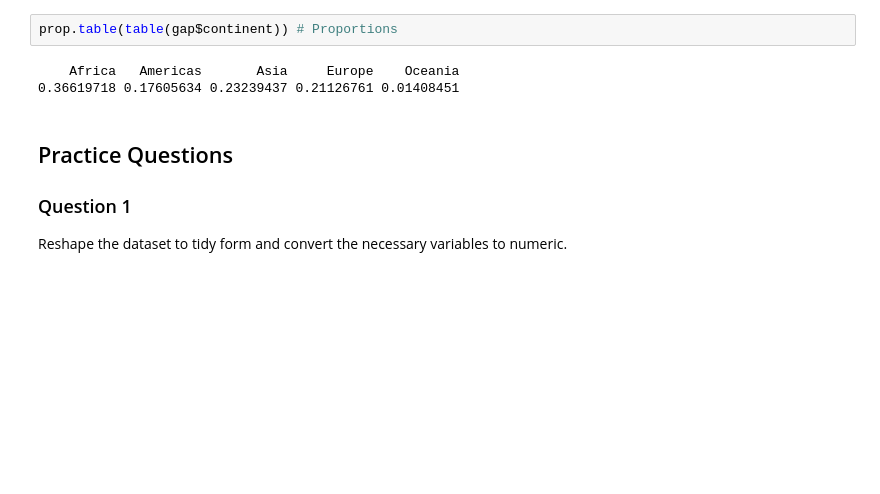
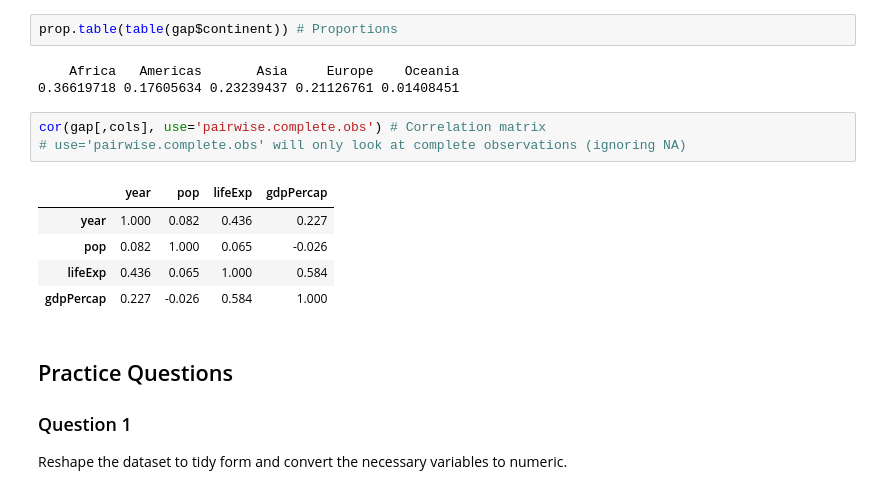
Before and after one commit to LanceWhitehorn/ACST4005, a Jupyter notebook: 03 - Data Understanding & Preparation (Part 1).ipynb, the cells around one changed output. Cells and saved outputs as stored; diff of their text form; blank space fills up the shorter version.

```diff
--- a/03 - Data Understanding & Preparation (Part 1).ipynb
+++ b/03 - Data Understanding & Preparation (Part 1).ipynb
@@ -162,6 +176,15 @@ prop.table(table(gap$continent)) # Proportions
 # %% [output]
     Africa   Americas       Asia     Europe    Oceania
 0.36619718 0.17605634 0.23239437 0.21126761 0.01408451
+# %%
+cor(gap[,cols], use='pairwise.complete.obs') # Correlation matrix
+# use='pairwise.complete.obs' will only look at complete observations (ignoring NA)
+# %% [output]
+|  | year | pop | lifeExp | gdpPercap |
+| year | 1.000 | 0.082 | 0.436 | 0.227 |
+| pop | 0.082 | 1.000 | 0.065 | -0.026 |
+| lifeExp | 0.436 | 0.065 | 1.000 | 0.584 |
+| gdpPercap | 0.227 | -0.026 | 0.584 | 1.000 |
 # %% [markdown]
 ## Practice Questions
 
```
Also changed, not shown: parts of 5 cells of this notebook.
